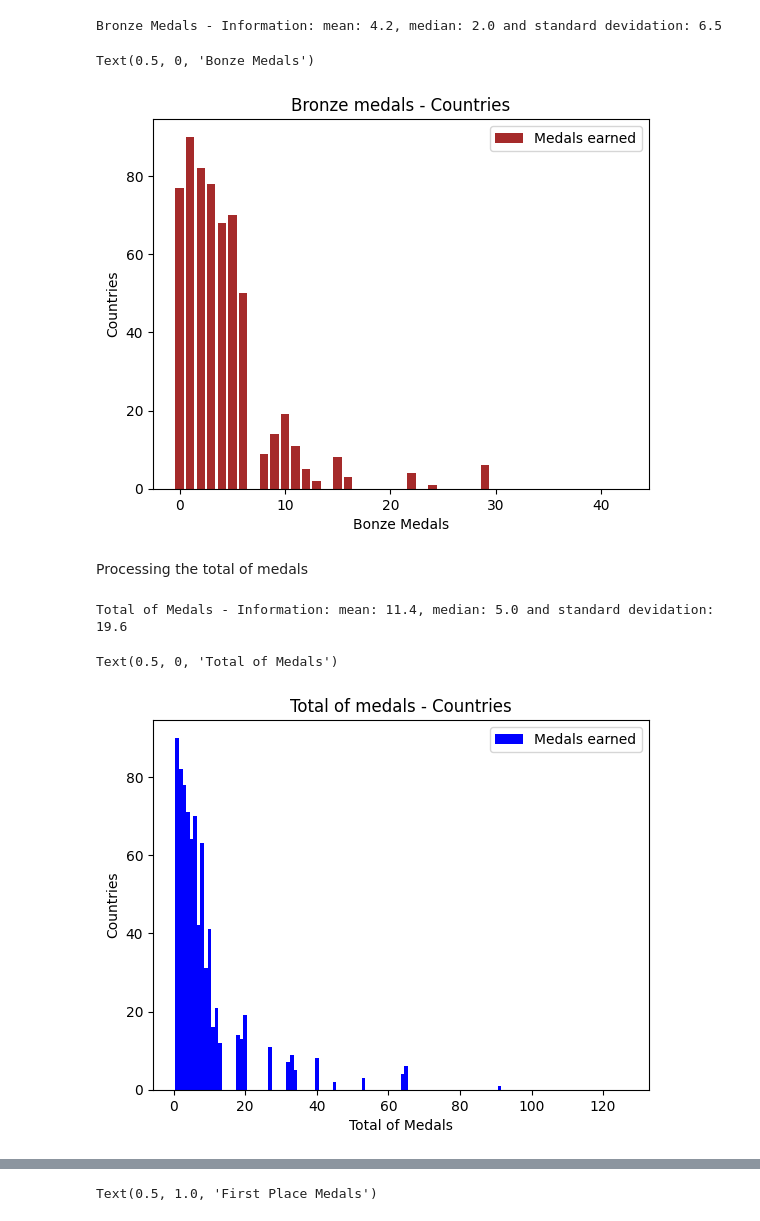
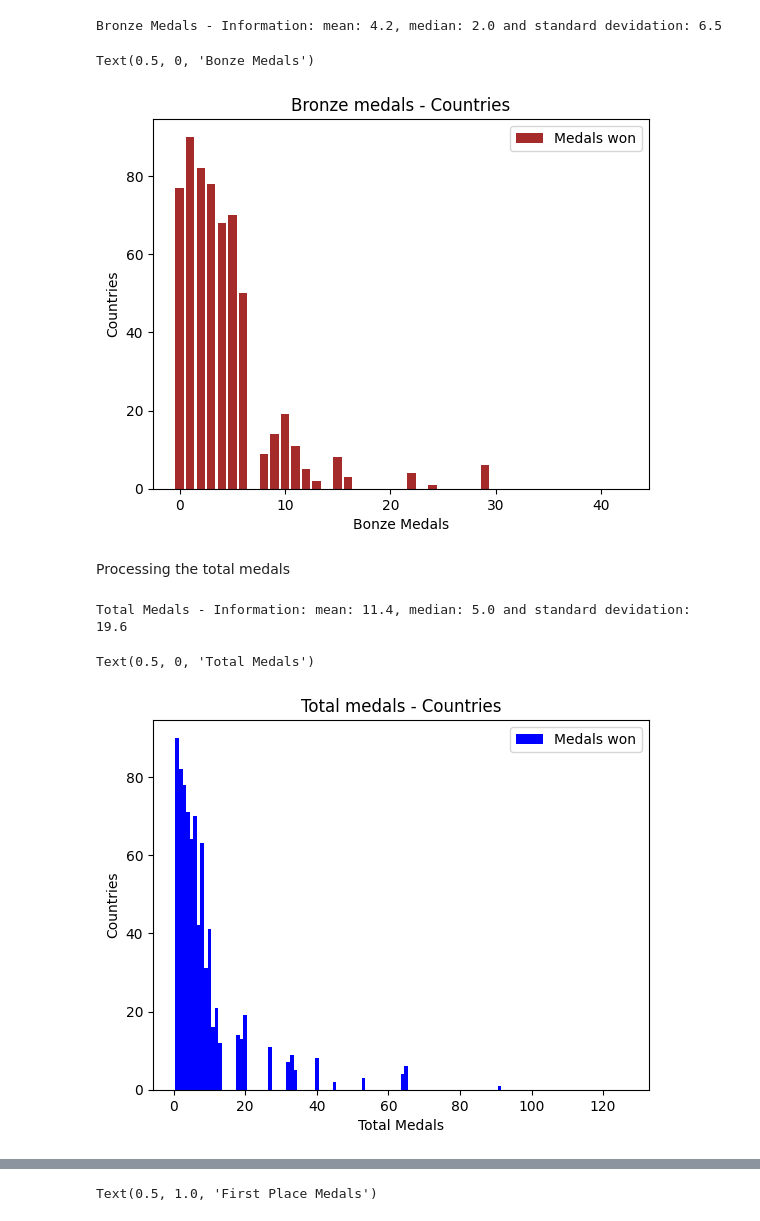
Before and after one commit to Matheus-Pombeiro/olympic-medals, a Jupyter notebook: olympic_medals.ipynb, the cells around one changed output, grey strips where cells are left out. Saved outputs shown, nothing was run; the diff lists cells and outputs as text; code cells hidden in the pictures.

```diff
--- a/olympic_medals.ipynb
+++ b/olympic_medals.ipynb
@@ -135,17 +139,17 @@ print(f'Bronze Medals - Information: mean: {bronze_medals_mean:.1f}, median: {br
 # %% [output]
 Bronze Medals - Information: mean: 4.2, median: 2.0 and standard devidation: 6.5
 # %%
-# Plotting a graph with the number of bronze medals and the total of countries
+# Plotting a graph with the number of bronze medals and the total countries
 plt.bar(bronze_medals, np.arange(0, len(bronze_medals), 1), color='brown')
 plt.title('Bronze medals - Countries')
-plt.legend(['Medals earned'])
+plt.legend(['Medals won'])
 plt.ylabel('Countries')
 plt.xlabel('Bonze Medals')
 # %% [output]
 Text(0.5, 0, 'Bonze Medals')
-[figure, old version]
+[figure, new version]
 # %% [markdown]
-Processing the total of medals
+Processing the total medals
 # %%
 # Calculating the average
 total_medals_mean = np.mean(total_medals)
@@ -154,19 +158,19 @@ total_medals_median = np.median(total_medals)
 # Calculating the standard deviation
 total_medals_std = np.std(total_medals)
 # Presenting the results
-print(f'Total of Medals - Information: mean: {total_medals_mean:.1f}, median: {total_medals_median:.1f} and standard devidation: {total_medals_std:.1f}')
+print(f'Total Medals - Information: mean: {total_medals_mean:.1f}, median: {total_medals_median:.1f} and standard devidation: {total_medals_std:.1f}')
 # %% [output]
-Total of Medals - Information: mean: 11.4, median: 5.0 and standard devidation: 19.6
+Total Medals - Information: mean: 11.4, median: 5.0 and standard devidation: 19.6
 # %%
-# Plotting a graph with the number of total of medals and the total of countries
+# Plotting a graph with the number total medals and the total countries
 plt.bar(total_medals, np.arange(0, len(total_medals), 1), width=1, color='blue')
-plt.title('Total of medals - Countries')
-plt.legend(['Medals earned'])
+plt.title('Total medals - Countries')
+plt.legend(['Medals won'])
 plt.ylabel('Countries')
-plt.xlabel('Total of Medals')
+plt.xlabel('Total Medals')
 # %% [output]
-Text(0.5, 0, 'Total of Medals')
+Text(0.5, 0, 'Total Medals')
-[figure, old version]
+[figure, new version]
 # %%
 # Adding up the number of each kind of medal
 gold_medals_sum = np.sum(gold_medals)
```
Also changed, not shown: parts of 33 cells of this notebook.
